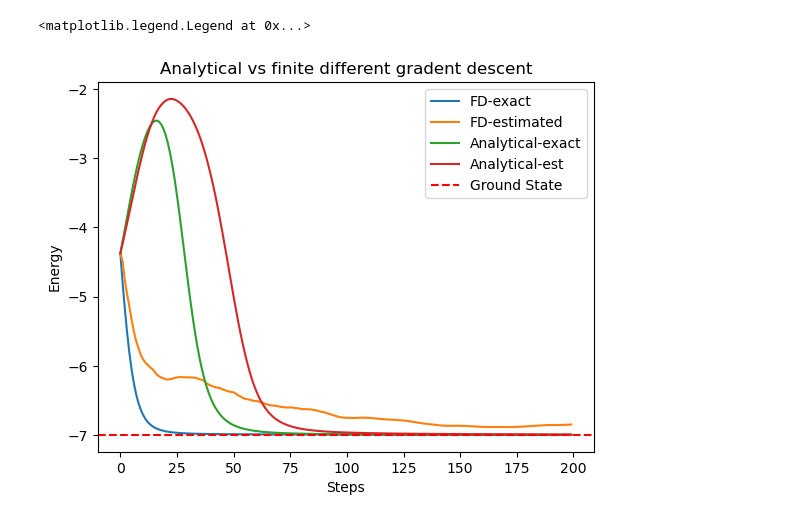
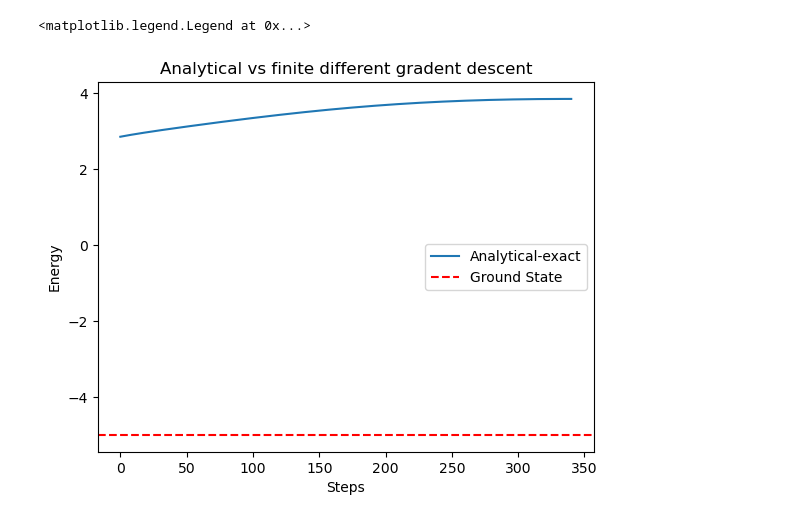
Before and after one commit to Overskott/Neural-quantum-states-from-a-computational-perspective, a Jupyter notebook: notebooks/Gradient comparison.ipynb, the cells around one changed output. Cells and saved outputs as stored; diff of their text form; code cells hidden in the pictures.

```diff
--- a/notebooks/Gradient comparison.ipynb
+++ b/notebooks/Gradient comparison.ipynb
@@ -20,11 +20,13 @@ from config_parser import get_config_file
 import matplotlib.pyplot as plt
 %matplotlib inline
 # %%
-visible_layer_size = 2
-hidden_layer_size = 3
+visible_layer_size = 4
+hidden_layer_size = 9
 seed = 44  # Seed for random number generator
-gradient_steps = 200
+gradient_steps = 500
 walker_steps = 1000
+learning_rate = 0.05
+termination_condition = 1e-5
 # %%
 np.random.seed(seed)
 
@@ -32,7 +34,8 @@ b = utils.random_complex_array(visible_layer_size)  # Visible layer bias
 c = utils.random_complex_array(hidden_layer_size)  # Hidden layer bias
 W = utils.random_complex_matrix(visible_layer_size, hidden_layer_size)  # Visible - hidden weights
 #H = random_hamiltonian(2**visible_layer_size)  # Hamiltonian
-H = np.diag([-2, 0, 2, -7])  # Hamiltonian
+H = np.diag(np.random.randint(-5, 6, 2**visible_layer_size))  # Hamiltonia
+#H = np.diag([-2, 0, 2, -7])  # Hamiltonian
 # %%
 walker = mcmc.Walker(steps=walker_steps)
 rbm = RBM(visible_bias=b, hidden_bias=c, weights=W)  # Initializing RBM currently with random configuration and parameters
@@ -49,7 +52,7 @@ Exact ground state energy (target): -7.0
 # %%
 # Training models
-fd_plot_exact_list = model_1.gradient_descent(gradient_method='finite_difference', exact_dist=True, n_steps=gradient_steps)
-analytic_plot_est_list = model_2.gradient_descent(gradient_method='analytical', exact_dist=False, n_steps=gradient_steps)
-fd_plot_est_list = model_3.gradient_descent(gradient_method='finite_difference', exact_dist=False, n_steps=gradient_steps)
-analytic_plot_exact_list = model_4.gradient_descent(gradient_method='analytical', exact_dist=True, n_steps=gradient_steps)
+#fd_plot_exact_list = model_1.gradient_descent(gradient_method='finite_difference', exact_dist=True, n_steps=gradient_steps, learning_rate=learning_rate, termination_condition=termination_condition)
+#analytic_plot_est_list = model_2.gradient_descent(gradient_method='analytical', exact_dist=False, n_steps=gradient_steps, learning_rate=learning_rate, termination_condition=termination_condition)
+#fd_plot_est_list = model_3.gradient_descent(gradient_method='finite_difference', exact_dist=False, n_steps=gradient_steps, learning_rate=learning_rate, termination_condition=termination_condition)
+analytic_plot_exact_list = model_4.gradient_descent(gradient_method='analytical', exact_dist=True, n_steps=gradient_steps, learning_rate=learning_rate, termination_condition=termination_condition)
 # %% [output]
@@ -73,16 +61,16 @@ Gradient descent step 200, energy: (-6.997846917796237+0j)
 # %%
-plt.plot(np.real(fd_plot_exact_list), label='FD-exact')
-plt.plot(np.real(fd_plot_est_list), label='FD-estimated')
+#plt.plot(np.real(fd_plot_exact_list), label='FD-exact')
+#plt.plot(np.real(fd_plot_est_list), label='FD-estimated')
 plt.plot(np.real(analytic_plot_exact_list), label='Analytical-exact')
-plt.plot(np.real(analytic_plot_est_list), label='Analytical-est')
+#plt.plot(np.real(analytic_plot_est_list), label='Analytical-est')
 plt.axhline(y=min(np.linalg.eigvalsh(H)), color='red', linestyle='--', label='Ground State')
 plt.title('Analytical vs finite different gradent descent')
 plt.xlabel('Steps')
 plt.ylabel('Energy')
 plt.legend()
 # %% [output]
 <matplotlib.legend.Legend at 0x...>
-[figure, old version]
+[figure, new version]
 # %%
 print(f"Estimated energy FD-exact: {model_1.estimate_energy()}")
 print(f"Estimated energy Analytic-estimated: {model_2.estimate_energy()}")
```
Also changed, not shown: parts of 3 cells of this notebook, 6 other files.
